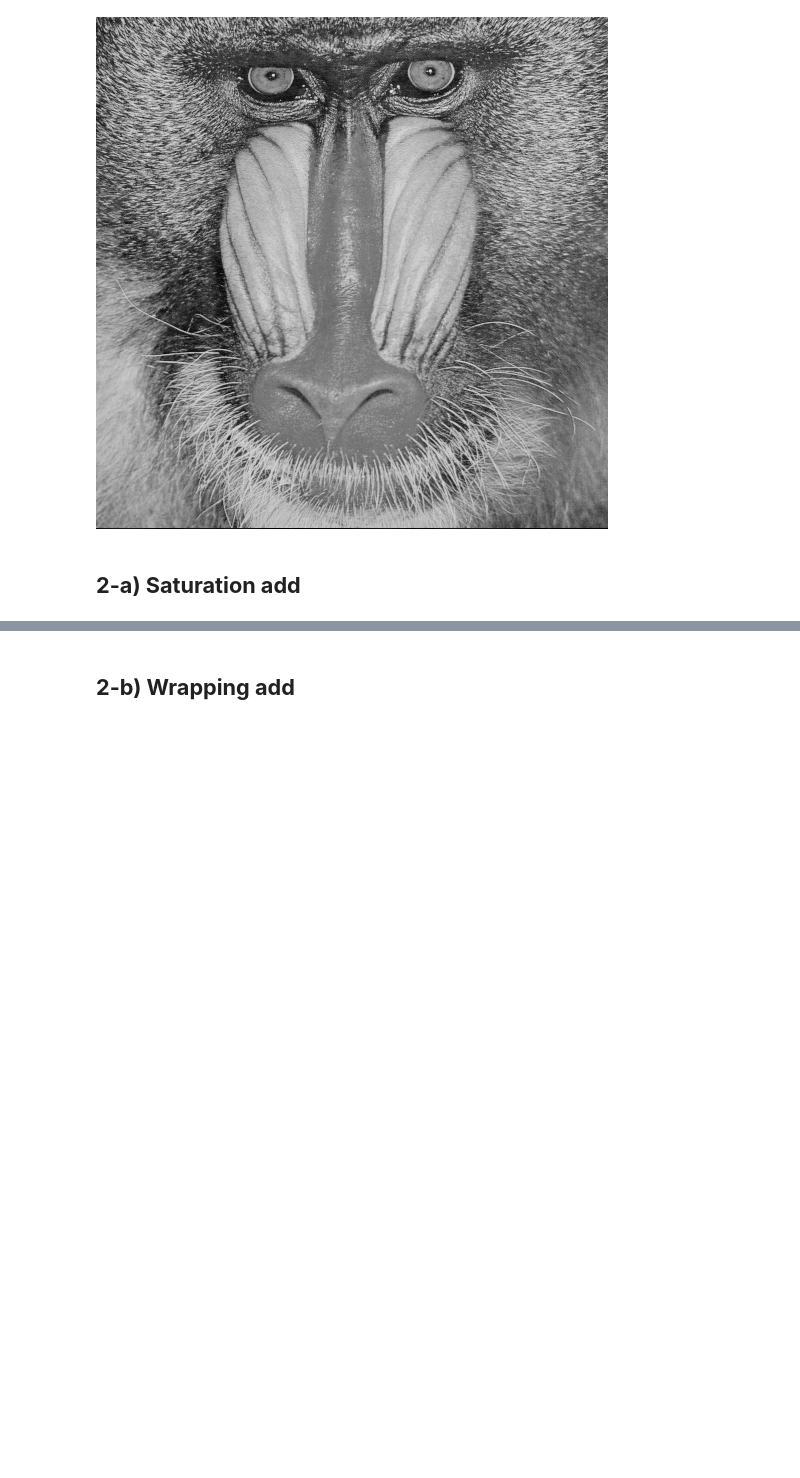
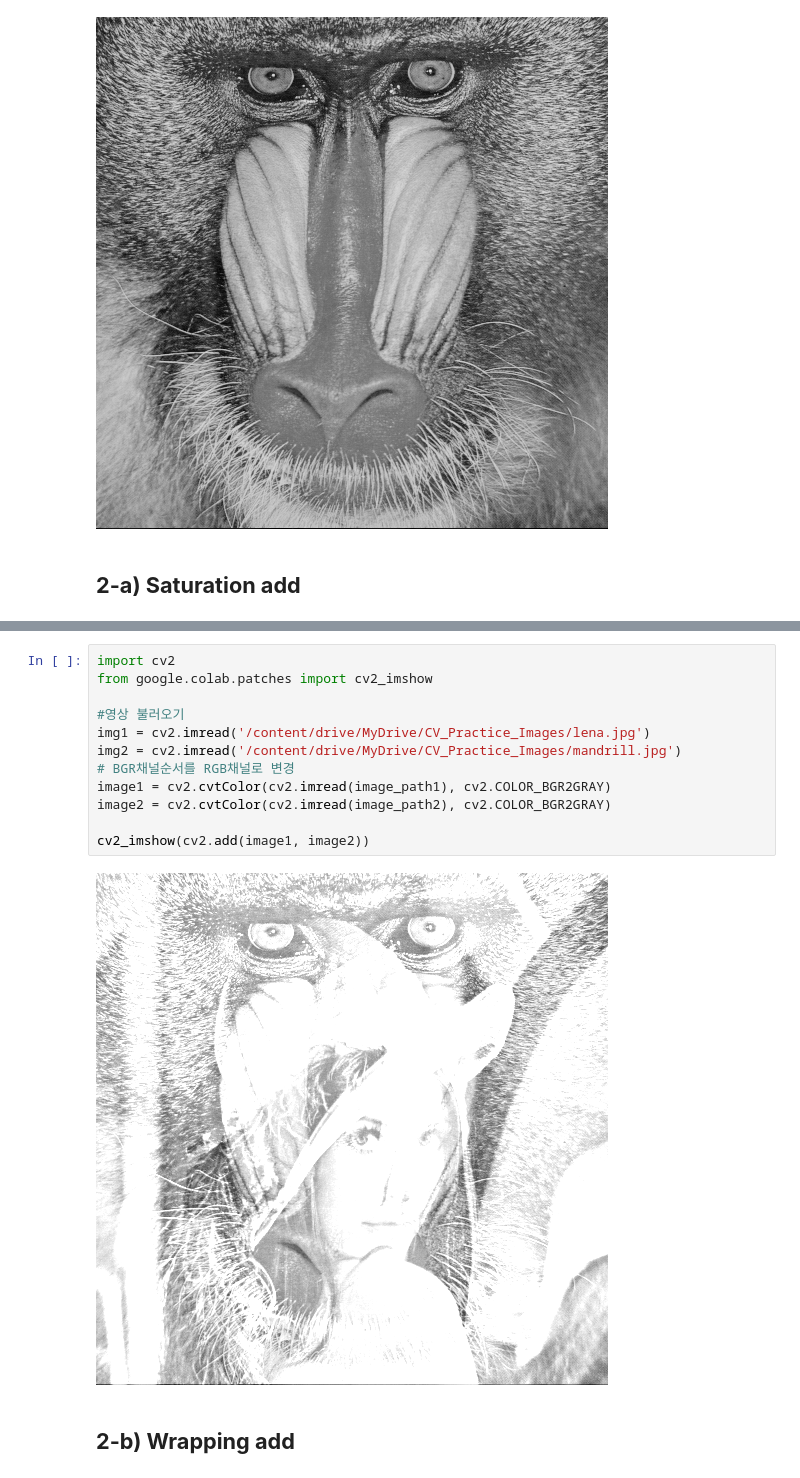
Before and after one commit to XMVII/CV, a Jupyter notebook: CV_Assign1.ipynb, the cells around one changed output, grey strips where cells are left out. Drawn from its saved outputs; the diff is of its cells as text; blank space fills up the shorter version.

```diff
--- a/CV_Assign1.ipynb
+++ b/CV_Assign1.ipynb
@@ -211,3 +123,17 @@ cv2_imshow(cv2.add(RGB_img1, RGB_img2))
+# %%
+import cv2
+from google.colab.patches import cv2_imshow
+
+#영상 불러오기
+img1 = cv2.imread('/content/drive/MyDrive/CV_Practice_Images/lena.jpg')
+img2 = cv2.imread('/content/drive/MyDrive/CV_Practice_Images/mandrill.jpg')
+# BGR채널순서를 RGB채널로 변경
+image1 = cv2.cvtColor(cv2.imread(image_path1), cv2.COLOR_BGR2GRAY)
+image2 = cv2.cvtColor(cv2.imread(image_path2), cv2.COLOR_BGR2GRAY)
+
+cv2_imshow(cv2.add(image1, image2))
+# %% [output]
+[figure, added]
 # %% [markdown]
 ## **2-b) Wrapping add**
 # %%
```
Also changed, not shown: parts of 3 cells of this notebook.
